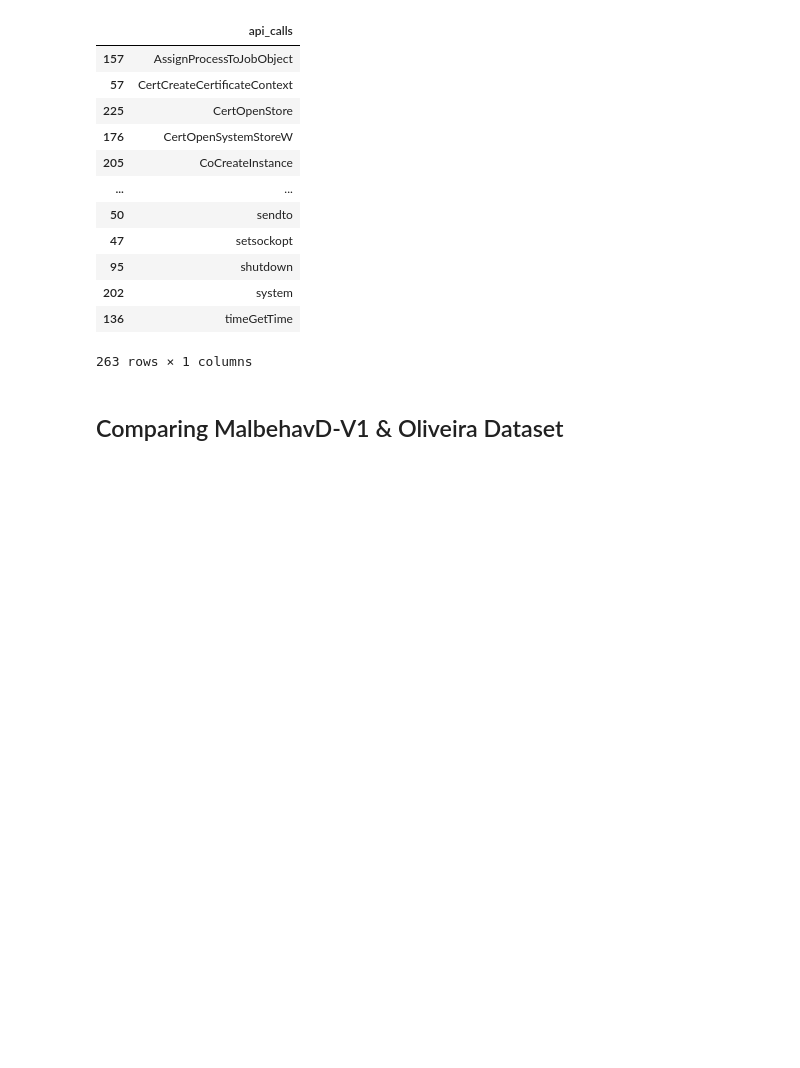
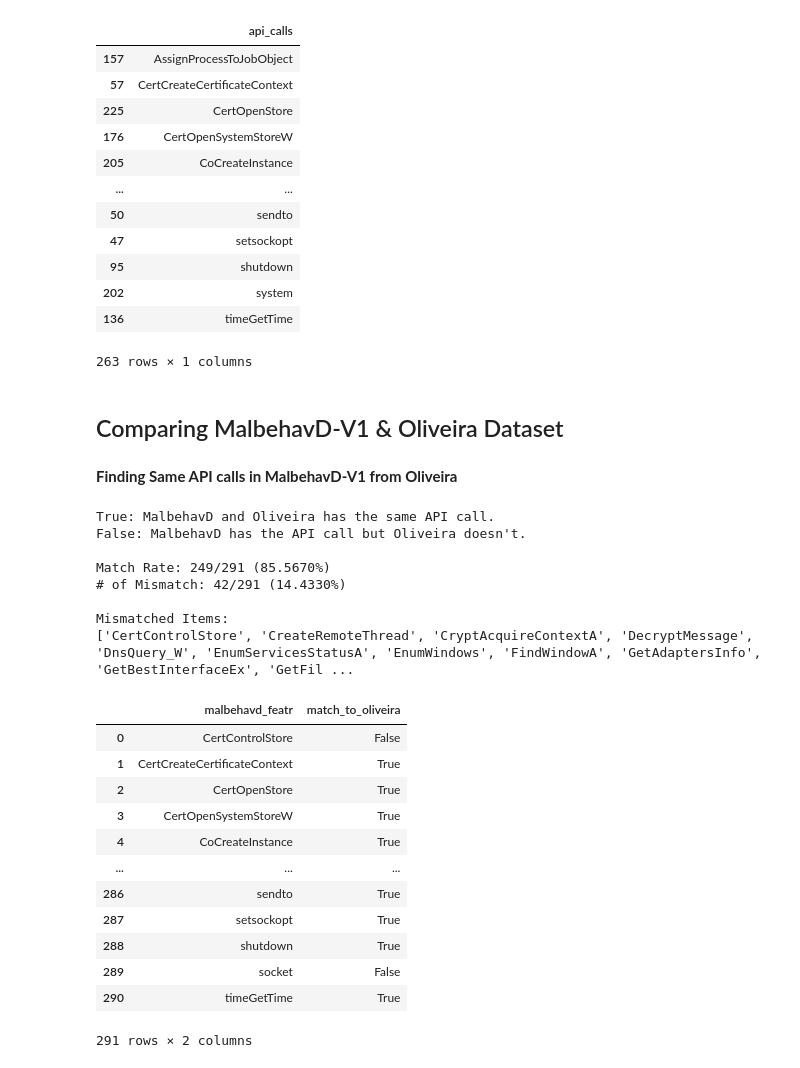
Before and after one commit to jm55/THESIS, a Jupyter notebook: Notebooks/Dataset Scanning.ipynb, the cells around one changed output. Saved outputs shown, nothing was run; the diff lists cells and outputs as text; code cells hidden in the pictures; blank space fills up the shorter version.

Commit message:
Added MalbehavD-V1 and Oliveira comparison

```diff
--- a/Notebooks/Dataset Scanning.ipynb
+++ b/Notebooks/Dataset Scanning.ipynb
@@ -184,19 +185,19 @@ oliveira_idx
  'system',
  'timeGetTime']
 # %%
-features = oliveira.iloc[:, 2:]
+featr = oliveira.iloc[:, 2:]
 combined_summary = []
-features['summary'] = features.values.tolist()
-for i in range(features['summary'].shape[0]):
-    length = len(features['summary'].loc[i])
+featr['summary'] = featr.values.tolist()
+for i in range(featr['summary'].shape[0]):
+    length = len(featr['summary'].loc[i])
     for j in range(length-1):
-        combined_summary.append(features['summary'].loc[i][j])
+        combined_summary.append(featr['summary'].loc[i][j])
 print("combined_summary:", len(combined_summary))
-oliveira_features = pd.Series(combined_summary).dropna().drop_duplicates().reset_index()
-oliveira_features.rename(columns={'index': 'index', 0: 'api_calls'}, inplace=True)
-oliveira_features.drop(axis=1, labels="index", inplace=True)
-oliveira_features.sort_values(inplace=True, by='api_calls')
-oliveira_features
+oli_featr = pd.Series(combined_summary).dropna().drop_duplicates().reset_index()
+oli_featr.rename(columns={'index': 'index', 0: 'api_calls'}, inplace=True)
+oli_featr.sort_values(inplace=True, by='api_calls')
+oli_featr.drop(axis=1, labels="index", inplace=True)
+oli_featr
 # %% [output]
 combined_summary: 4343724
 |  | api_calls |
@@ -214,3 +215,53 @@ combined_summary: 4343724
 263 rows × 1 columns
 # %% [markdown]
 ## Comparing MalbehavD-V1 & Oliveira Dataset
+# %% [markdown]
+**Finding Same API calls in MalbehavD-V1 from Oliveira**
+# %%
+oli_apis = oli_featr['api_calls'].tolist()
+malbd_oli_featr = {'malbehavd_featr':malbd_featr['api_calls'].tolist(), 'match_to_oliveira': malbd_featr['api_calls'].isin(oli_apis).tolist()}
+malbd_oli_featr = pd.DataFrame(data=malbd_oli_featr)
+malbd_oli_featr_ls = malbd_oli_featr.values.T.tolist()
+malbd_oli_featr_mis = []
+
+ctr = 0
+for row in range(malbd_oli_featr.shape[0]):
+    #print(malbd_oli_featr_ls[0][row], malbd_oli_featr_ls[1][row])
+    if malbd_oli_featr_ls[1][row]:
+        ctr += 1
+    else:
+        malbd_oli_featr_mis.append(malbd_oli_featr_ls[0][row])
+
+print("")
+print("True: MalbehavD and Oliveira has the same API call.")
+print("False: MalbehavD has the API call but Oliveira doesn't.")
+print("")
+print(f"Match Rate: {ctr:.0f}/{malbd_oli_featr.shape[0]:.0f} ({100*(ctr/malbd_oli_featr.shape[0]):.4f}%)")
+print(f"# of Mismatch: {malbd_oli_featr.shape[0]-ctr:.0f}/{malbd_oli_featr.shape[0]:.0f} ({100*((malbd_oli_featr.shape[0]-ctr)/malbd_oli_featr.shape[0]):.4f}%)")
+print("")
+print("Mismatched Items:")
+print(malbd_oli_featr_mis)
+
+malbd_oli_featr
+# %% [output]
+True: MalbehavD and Oliveira has the same API call.
+False: MalbehavD has the API call but Oliveira doesn't.
+
+Match Rate: 249/291 (85.5670%)
+# of Mismatch: 42/291 (14.4330%)
+
+Mismatched Items:
+['CertControlStore', 'CreateRemoteThread', 'CryptAcquireContextA', 'DecryptMessage', 'DnsQuery_W', 'EnumServicesStatusA', 'EnumWindows', 'FindWindowA', 'GetAdaptersInfo', 'GetBestInterfaceEx', 'GetFil ...
+|  | malbehavd_featr | match_to_oliveira |
+| 0 | CertControlStore | False |
+| 1 | CertCreateCertificateContext | True |
+| 2 | CertOpenStore | True |
+| 3 | CertOpenSystemStoreW | True |
+| 4 | CoCreateInstance | True |
+| ... | ... | ... |
+| 286 | sendto | True |
+| 287 | setsockopt | True |
+| 288 | shutdown | True |
+| 289 | socket | False |
+| 290 | timeGetTime | True |
+291 rows × 2 columns
```
Also changed, not shown: parts of 3 cells of this notebook.
